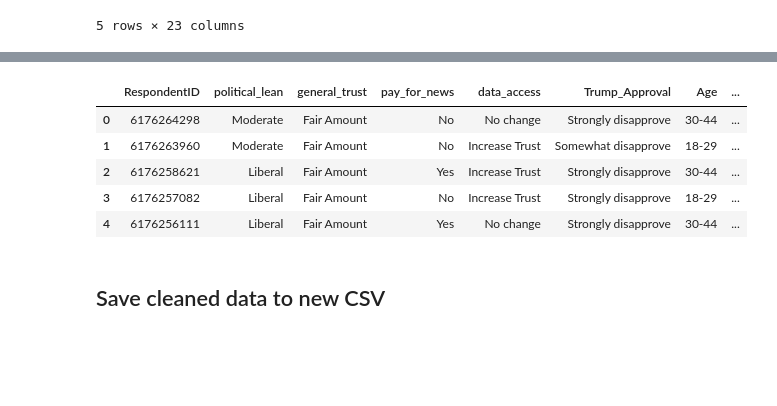
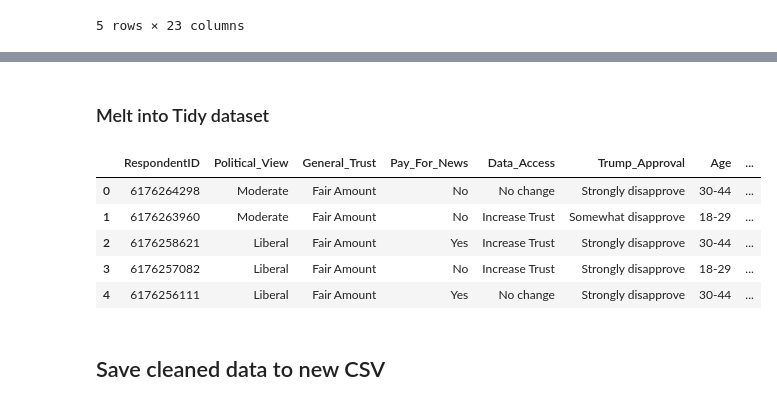
Before and after one commit to randynobx/News_Trust_and_Data, a Jupyter notebook: News_Trust_and_Data__Cleaning.ipynb, the cells around one changed output, grey strips where cells are left out. Cells and saved outputs as stored; diff of their text form; code cells hidden in the pictures; blank space fills up the shorter version.

```diff
--- a/News_Trust_and_Data__Cleaning.ipynb
+++ b/News_Trust_and_Data__Cleaning.ipynb
@@ -131,8 +126,8 @@ Do you currently pay for access to any online news source (including online vers
 22. Yes
 23. No
 # %%
-survey.loc[survey['A22'] == 1, 'pay_for_news'] = 'Yes'
-survey.loc[survey['A23'] == 1, 'pay_for_news'] = 'No'
+survey.loc[survey['A22'] == 1, 'Pay_For_News'] = 'Yes'
+survey.loc[survey['A23'] == 1, 'Pay_For_News'] = 'No'
 
 survey.drop(columns=['A22', 'A23'], inplace=True)
 
@@ -155,9 +150,9 @@ How would your impression of an online news article change if you could easily a
 25. Increase Trust
 26. No change
 # %%
-survey.loc[survey['A24'] == 1, 'data_access'] = 'Decrease Trust'
-survey.loc[survey['A25'] == 1, 'data_access'] = 'Increase Trust'
-survey.loc[survey['A26'] == 1, 'data_access'] = 'No change'
+survey.loc[survey['A24'] == 1, 'Data_Access'] = 'Decrease Trust'
+survey.loc[survey['A25'] == 1, 'Data_Access'] = 'Increase Trust'
+survey.loc[survey['A26'] == 1, 'Data_Access'] = 'No change'
 
 survey.drop(columns=['A24', 'A25', 'A26'], inplace=True)
 
@@ -358,3 +353,3 @@ survey.head()
 # %%
-# Drop other column
-survey.drop(columns=['Other'], inplace=True)
+# Drop unwanted columns
+survey.drop(columns=['Other', 'Region', 'Device'], inplace=True)
@@ -361,8 +376,13 @@ survey.drop(columns=['Other'], inplace=True)
+# %%
+# Drop null values
+survey.dropna(inplace=True)
+# %% [markdown]
+### Melt into Tidy dataset
 # %%
-tidy_survey = survey.melt(id_vars=['RespondentID', 'political_lean', 'general_trust', 'pay_for_news', 'data_access', 'Trump_Approval', 'Age', 'Gender', 'Income', 'Region', 'Device'], var_name='NewsSource', value_name='SourceTrust')
+tidy_survey = survey.melt(id_vars=['RespondentID', 'Political_View', 'General_Trust', 'Pay_For_News', 'Data_Access', 'Trump_Approval', 'Age', 'Gender', 'Income'], var_name='NewsSource', value_name='SourceTrust')
 tidy_survey.head()
 # %% [output]
-|  | RespondentID | political_lean | general_trust | pay_for_news | data_access | Trump_Approval | Age | ... |
+|  | RespondentID | Political_View | General_Trust | Pay_For_News | Data_Access | Trump_Approval | Age | ... |
 | 0 | 6176264298 | Moderate | Fair Amount | No | No change | Strongly disapprove | 30-44 | ... |
 | 1 | 6176263960 | Moderate | Fair Amount | No | Increase Trust | Somewhat disapprove | 18-29 | ... |
 | 2 | 6176258621 | Liberal | Fair Amount | Yes | Increase Trust | Strongly disapprove | 30-44 | ... |
```
Also changed, not shown: parts of 8 cells of this notebook, 7 other files.
